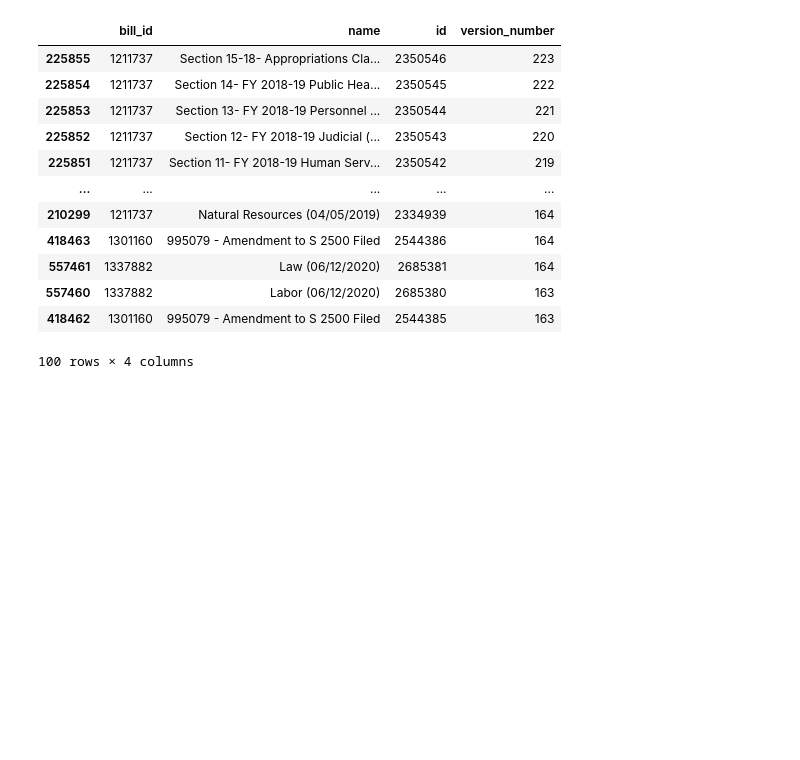
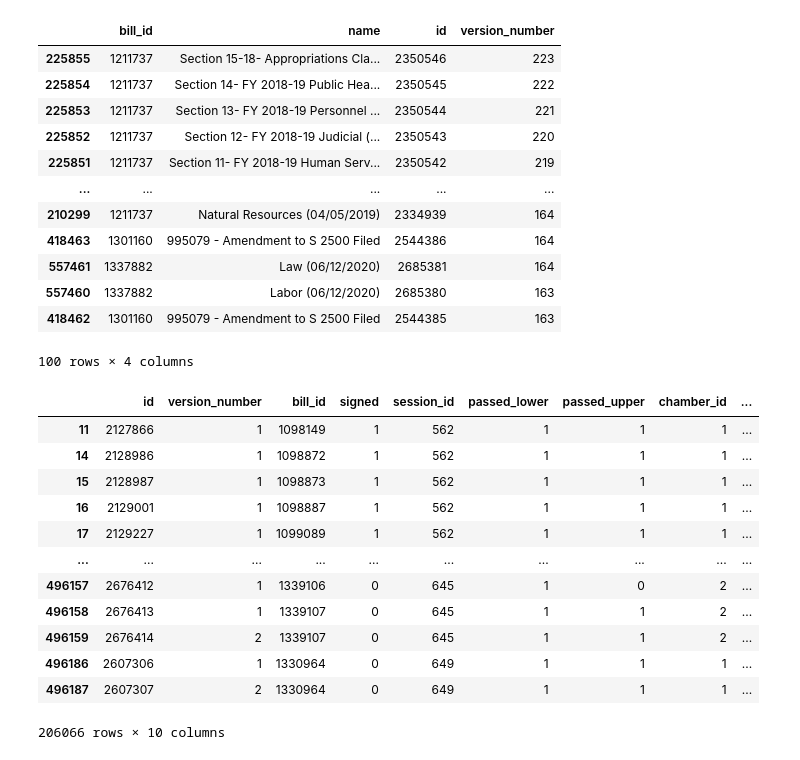
Before and after one commit to lukevancleve/govhawk_ml, a Jupyter notebook: notebooks/Data_Explorations.ipynb, the cells around one changed output. Drawn from its saved outputs; the diff is of its cells as text; code cells hidden in the pictures; blank space fills up the shorter version.

```diff
--- a/notebooks/Data_Explorations.ipynb
+++ b/notebooks/Data_Explorations.ipynb
@@ -203,4 +203,21 @@ ml_data = a[['id', 'version_number', 'bill_id']].merge(bills[['id', 'signed', 's
 ml_data = ml_data.merge(pl[['session_id', 'chamber_id', 'partisan_lean']], on=['session_id', 'chamber_id'])
 ml_data = ml_data.fillna(0)
+# %%
+ml_data['passed'] = ml_data['passed_lower']*(ml_data['chamber_id']==1) + ml_data['passed_upper']*(ml_data['chamber_id']==2)
+ml_data[ml_data.passed_lower==1]
+# %% [output]
+|  | id | version_number | bill_id | signed | session_id | passed_lower | passed_upper | chamber_id | ... |
+| 11 | 2127866 | 1 | 1098149 | 1 | 562 | 1 | 1 | 1 | ... |
+| 14 | 2128986 | 1 | 1098872 | 1 | 562 | 1 | 1 | 1 | ... |
+| 15 | 2128987 | 1 | 1098873 | 1 | 562 | 1 | 1 | 1 | ... |
+| 16 | 2129001 | 1 | 1098887 | 1 | 562 | 1 | 1 | 1 | ... |
+| 17 | 2129227 | 1 | 1099089 | 1 | 562 | 1 | 1 | 1 | ... |
+| ... | ... | ... | ... | ... | ... | ... | ... | ... | ... |
+| 496157 | 2676412 | 1 | 1339106 | 0 | 645 | 1 | 0 | 2 | ... |
+| 496158 | 2676413 | 1 | 1339107 | 0 | 645 | 1 | 1 | 2 | ... |
+| 496159 | 2676414 | 2 | 1339107 | 0 | 645 | 1 | 1 | 2 | ... |
+| 496186 | 2607306 | 1 | 1330964 | 0 | 649 | 1 | 1 | 1 | ... |
+| 496187 | 2607307 | 2 | 1330964 | 0 | 649 | 1 | 1 | 1 | ... |
+206066 rows × 10 columns
 # %%
 ml_data['sc_id'] = ml_data['session_id'].astype(str) + "-" + ml_data['chamber_id'].astype(str)
```
Also changed, not shown: parts of 10 cells of this notebook, 18 other files.
